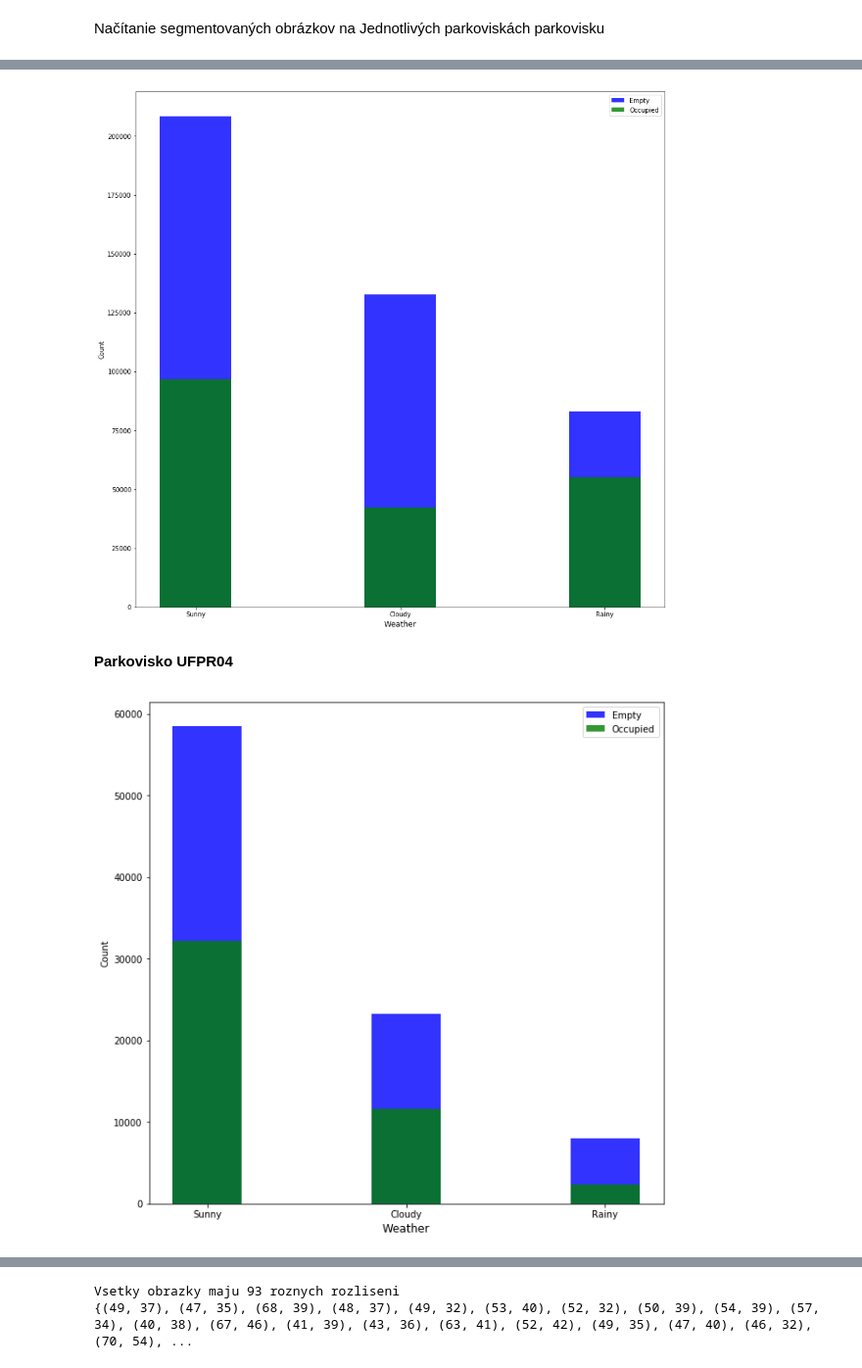
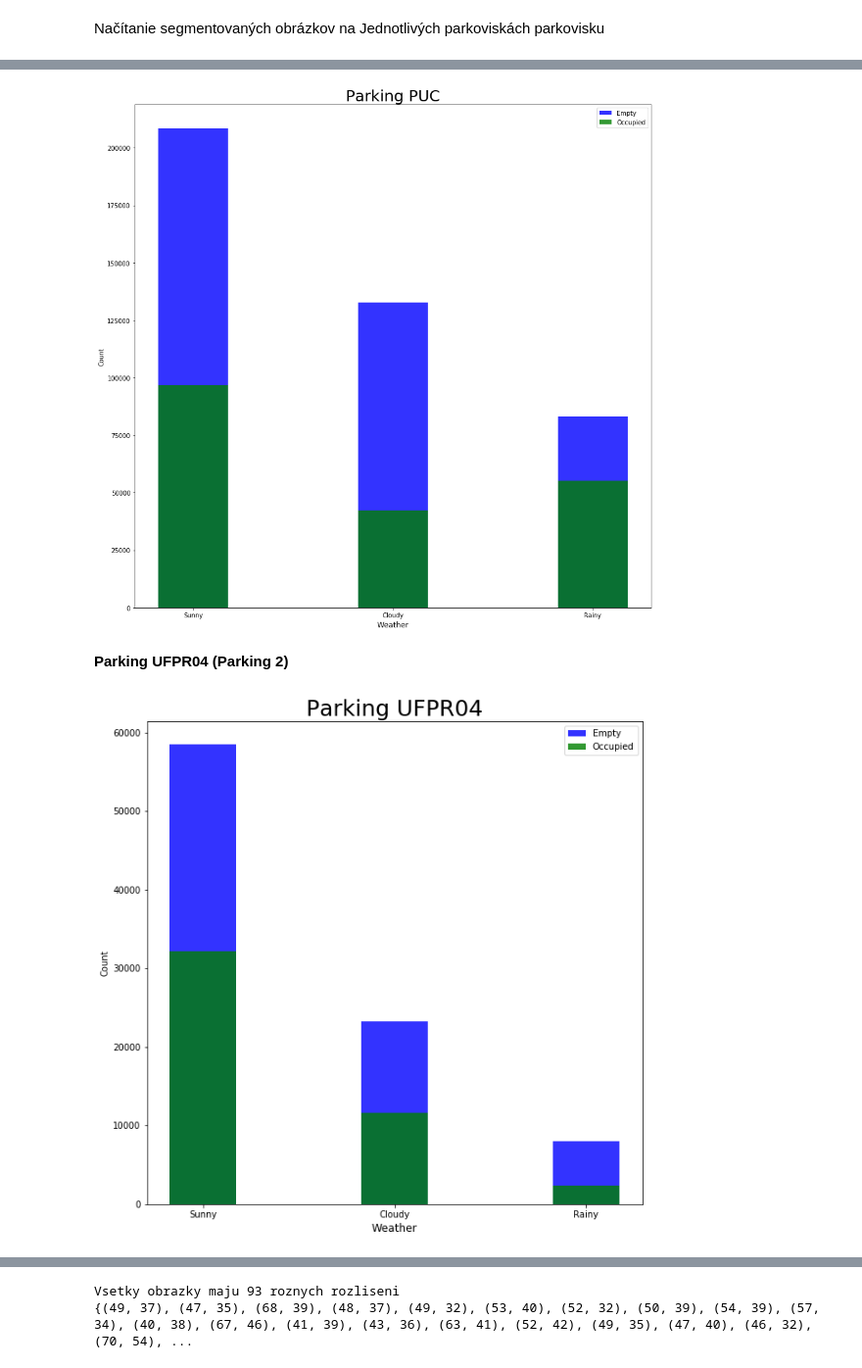
Before and after one commit to AndrejErdelsky/NSIETE_project, a Jupyter notebook: Analyza.ipynb, the cells around one changed output, grey strips where cells are left out. Shown: that part at 98% size. Drawn from its saved outputs; the diff is of its cells as text; code cells hidden in the pictures.

```diff
--- a/Analyza.ipynb
+++ b/Analyza.ipynb
@@ -78,44 +70,44 @@ label='Occupied')
 plt.xlabel('Weather',fontsize=12)
 plt.ylabel('Count')
 
-# plt.legend()
+plt.title('Parking PUC',fontsize = 25)
 plt.legend()
 labels = ['Sunny','Cloudy','Rainy']
 plt.xticks(index, labels)
 
 plt.show()
 # %% [output]
-[figure, old version]
+[figure, new version]
 # %% [markdown]
-**Parkovisko UFPR04**
+**Parking UFPR04 (Parking 2)**
 # %%
 
 total = [len(UFPR04_Sunny_Empty)+len(UFPR04_Sunny_Occupied), len(UFPR04_Cloudy_Occupied)+len(UFPR04_Cloudy_Occupied),len(UFPR04_Rainy_Empty)+len(UFPR04_Rainy_Occupied) ]
 Occupied = [len(UFPR04_Sunny_Occupied), len(UFPR04_Cloudy_Occupied),len(UFPR04_Rainy_Occupied) ]
 fig, ax = plt.subplots(figsize=(10,10))
 
 index = [1,2,3]
 bar_width = 0.35
 opacity = 0.8
 
 rects1 = plt.bar(index, total, bar_width,
 alpha=opacity,
 color='b',
 label='Empty')
 
 rects2 = plt.bar(index , Occupied, bar_width,
 alpha=opacity,
 color='g',
 label='Occupied')
 plt.xlabel('Weather',fontsize=12)
 plt.ylabel('Count')
 
-# plt.legend()
+plt.title('Parking UFPR04',fontsize=25)
 plt.legend()
 labels = ['Sunny','Cloudy','Rainy']
 plt.xticks(index, labels)
 
 plt.show()
 # %% [output]
-[figure, old version]
+[figure, new version]
 # %% [markdown]
```
Also changed, not shown: parts of 21 cells of this notebook.
